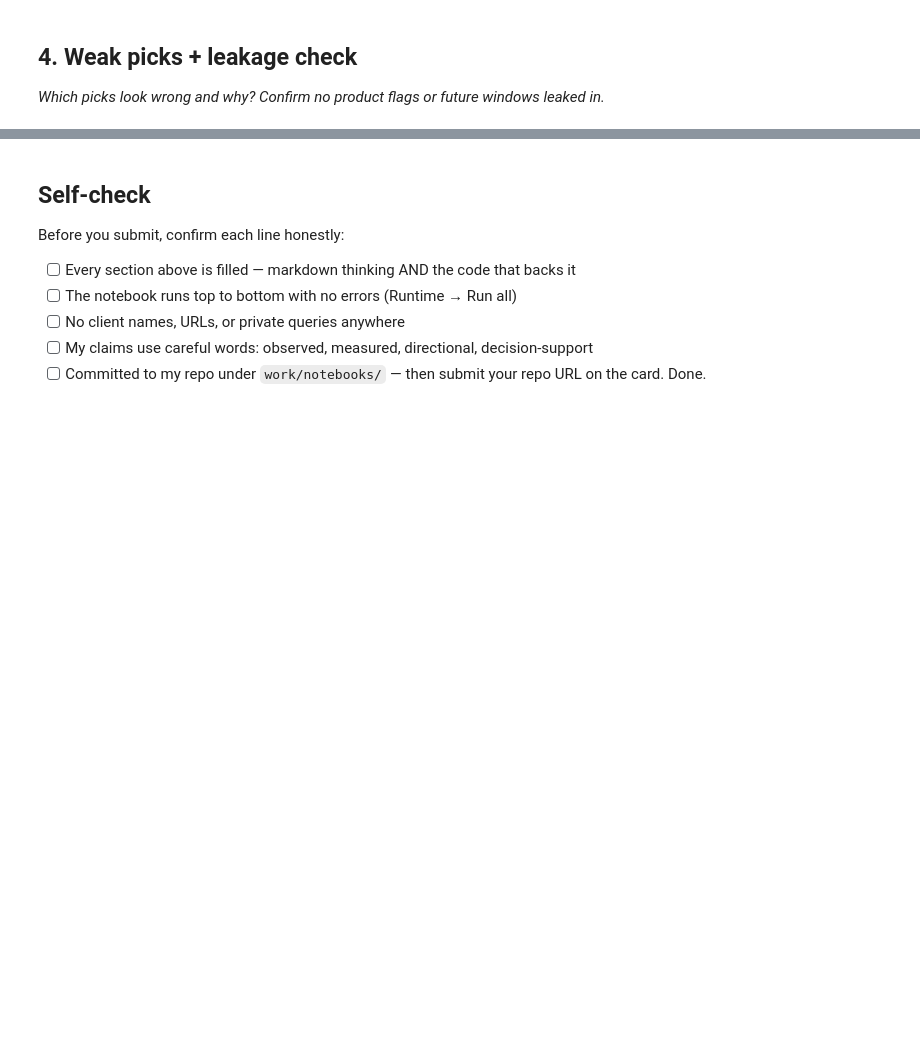
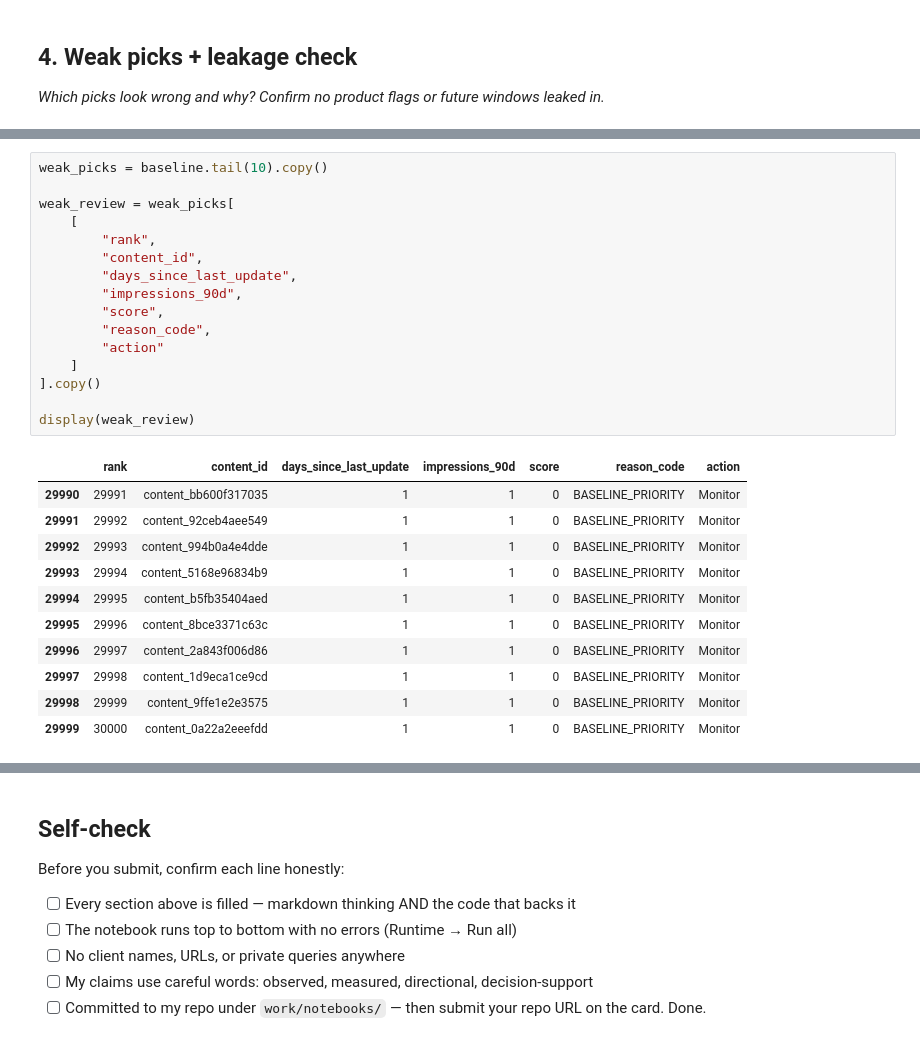
Before and after one commit to aliza1800/flyrank-ml-internship, a Jupyter notebook: work/notebooks/w04_baseline_score.ipynb, the cells around one changed output, grey strips where cells are left out. Saved outputs shown, nothing was run; the diff lists cells and outputs as text; blank space fills up the shorter version.

```diff
--- a/work/notebooks/w04_baseline_score.ipynb
+++ b/work/notebooks/w04_baseline_score.ipynb
@@ -36,0 +374,28 @@ This skeleton is yours to fill. Work the sections **in order** — each one has
+# %%
+weak_picks = baseline.tail(10).copy()
+
+weak_review = weak_picks[
+    [
+        "rank",
+        "content_id",
+        "days_since_last_update",
+        "impressions_90d",
+        "score",
+        "reason_code",
+        "action"
+    ]
+].copy()
+
+display(weak_review)
+# %% [output]
+|  | rank | content_id | days_since_last_update | impressions_90d | score | reason_code | action |
+| 29990 | 29991 | content_bb600f317035 | 1 | 1 | 0 | BASELINE_PRIORITY | Monitor |
+| 29991 | 29992 | content_92ceb4aee549 | 1 | 1 | 0 | BASELINE_PRIORITY | Monitor |
+| 29992 | 29993 | content_994b0a4e4dde | 1 | 1 | 0 | BASELINE_PRIORITY | Monitor |
+| 29993 | 29994 | content_5168e96834b9 | 1 | 1 | 0 | BASELINE_PRIORITY | Monitor |
+| 29994 | 29995 | content_b5fb35404aed | 1 | 1 | 0 | BASELINE_PRIORITY | Monitor |
+| 29995 | 29996 | content_8bce3371c63c | 1 | 1 | 0 | BASELINE_PRIORITY | Monitor |
+| 29996 | 29997 | content_2a843f006d86 | 1 | 1 | 0 | BASELINE_PRIORITY | Monitor |
+| 29997 | 29998 | content_1d9eca1ce9cd | 1 | 1 | 0 | BASELINE_PRIORITY | Monitor |
+| 29998 | 29999 | content_9ffe1e2e3575 | 1 | 1 | 0 | BASELINE_PRIORITY | Monitor |
+| 29999 | 30000 | content_0a22a2eeefdd | 1 | 1 | 0 | BASELINE_PRIORITY | Monitor |
```
Also changed, not shown: parts of 22 cells of this notebook.
